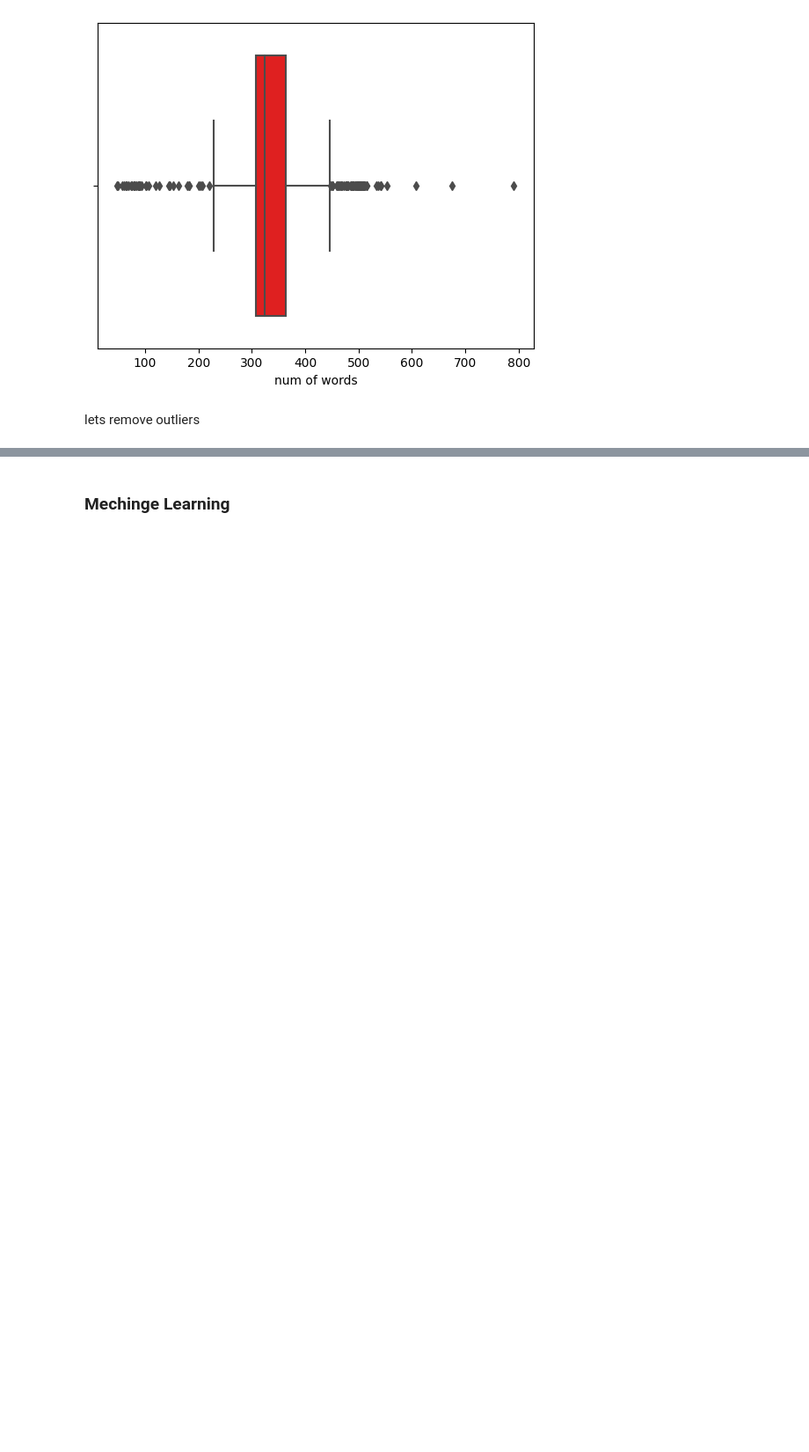
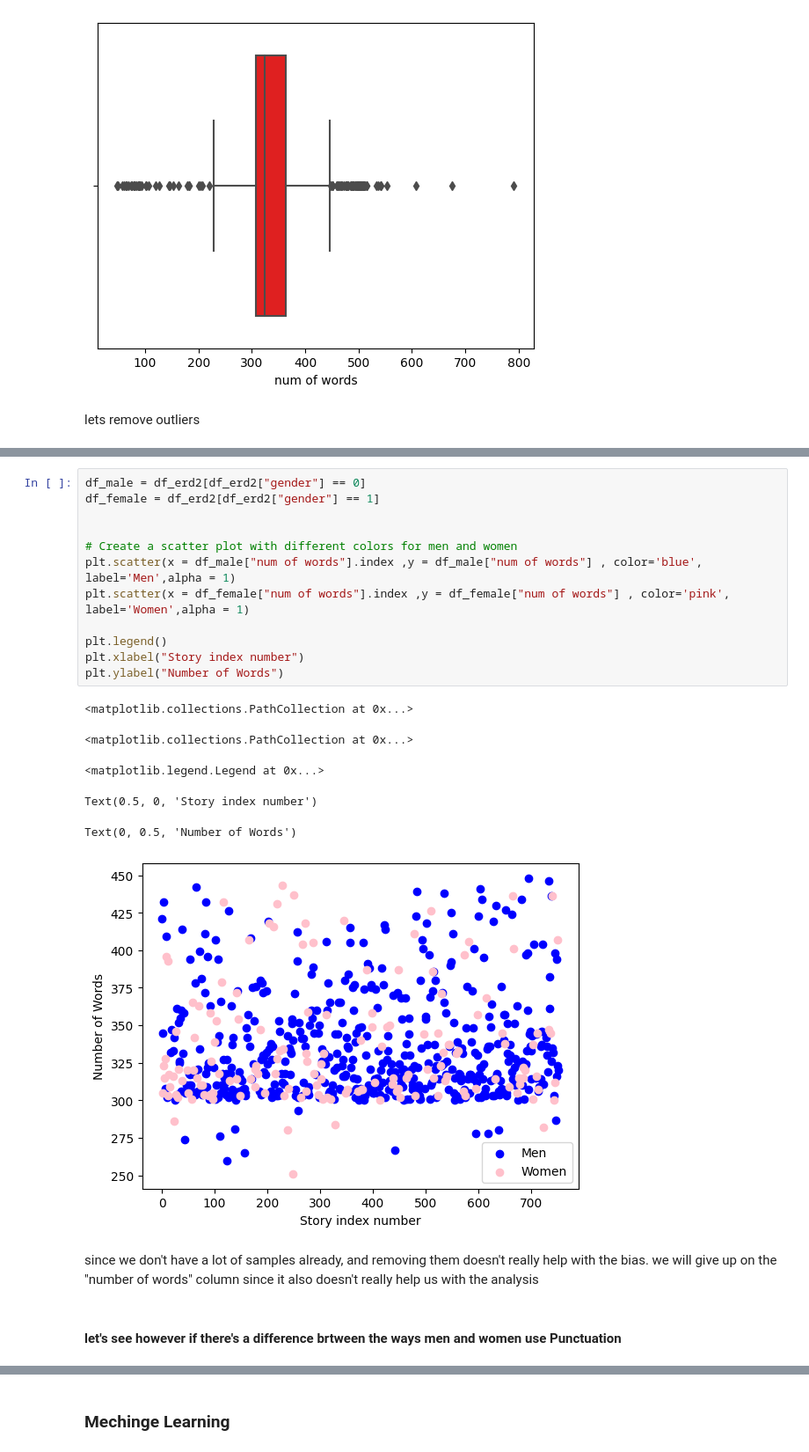
Before and after one commit to DanielDolberg/Mechine_learning_final, a Jupyter notebook: Assignment3-text-analysis.ipynb, the cells around one changed output, grey strips where cells are left out. Shown at 88% size. Cells and saved outputs as stored; diff of their text form; blank space fills up the shorter version.

```diff
--- a/Assignment3-text-analysis.ipynb
+++ b/Assignment3-text-analysis.ipynb
@@ -303,0 +286,23 @@ NameError: name 'asfsaf' is not defined
+# %%
+df_male = df_erd2[df_erd2["gender"] == 0]
+df_female = df_erd2[df_erd2["gender"] == 1]
+
+
+# Create a scatter plot with different colors for men and women
+plt.scatter(x = df_male["num of words"].index ,y = df_male["num of words"] , color='blue', label='Men',alpha = 1)
+plt.scatter(x = df_female["num of words"].index ,y = df_female["num of words"] , color='pink', label='Women',alpha = 1)
+
+plt.legend()
+plt.xlabel("Story index number")
+plt.ylabel("Number of Words")
+# %% [output]
+<matplotlib.collections.PathCollection at 0x...>
+<matplotlib.collections.PathCollection at 0x...>
+<matplotlib.legend.Legend at 0x...>
+Text(0.5, 0, 'Story index number')
+Text(0, 0.5, 'Number of Words')
+[figure, added]
+# %% [markdown]
+since we don't have a lot of samples already, and removing them doesn't really help with the bias. we will give up on the "number of words" column since it also doesn't really help us with the analysis
+# %% [markdown]
+#### let's see however if there's a difference brtween the ways men and women use Punctuation
```
Also changed, not shown: parts of 16 cells of this notebook, 1 other file.
